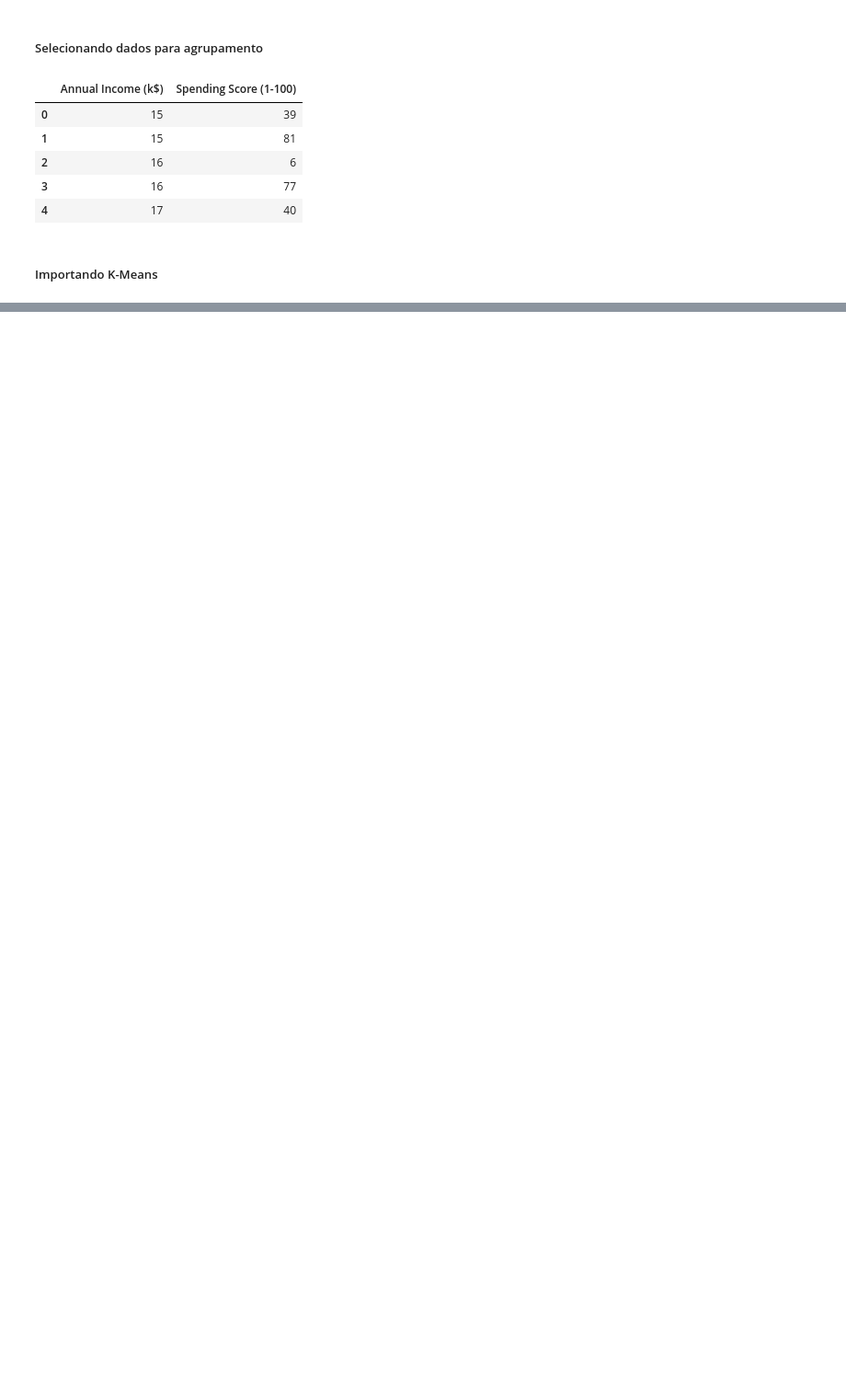
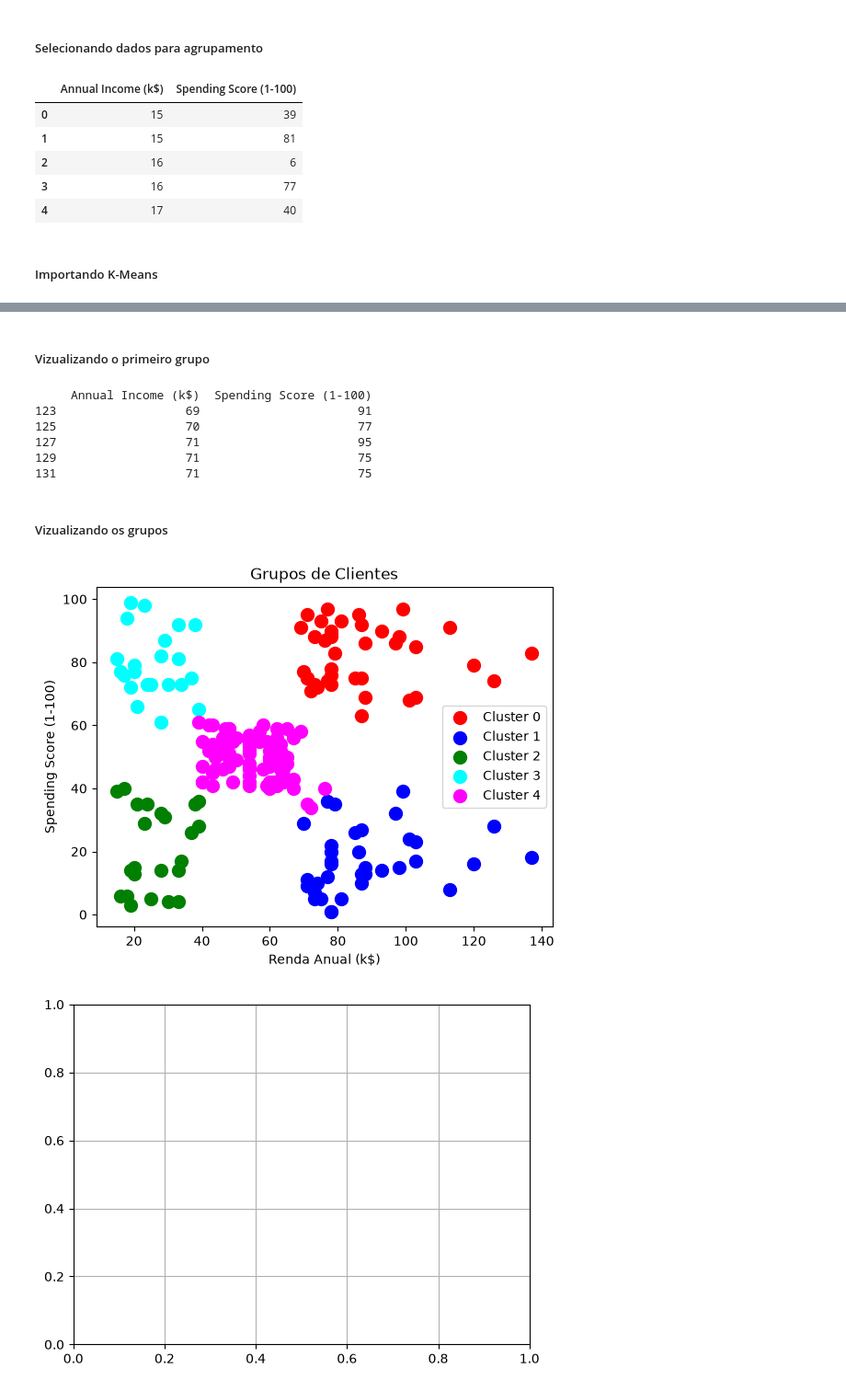
Before and after one commit to engcriscunha/Curso-Machine-Learning-DELL, a Jupyter notebook: k_means.ipynb, the cells around one changed output, grey strips where cells are left out. Shown at 92% size. Drawn from its saved outputs; the diff is of its cells as text; code cells hidden in the pictures; blank space fills up the shorter version.

Commit message:
feat: clusterização k = 5

```diff
--- a/k_means.ipynb
+++ b/k_means.ipynb
@@ -75,0 +78,4 @@ from sklearn.cluster import KMeans
+# %%
+modelo_kmeans = KMeans(n_clusters=5, init='k-means++')
+# %%
+y_kmeans = modelo_kmeans.fit_predict(x)
@@ -75,0 +91,30 @@ from sklearn.cluster import KMeans
+# %% [markdown]
+##### Vizualizando o primeiro grupo
+# %%
+print(x[y_kmeans == 0].head())
+# %% [output]
+     Annual Income (k$)  Spending Score (1-100)
+123                  69                      91
+125                  70                      77
+127                  71                      95
+129                  71                      75
+131                  71                      75
+# %% [markdown]
+##### Vizualizando os grupos
+# %%
+k_grupos = 5
+cores = ['red', 'blue', 'green', 'cyan', 'magenta']
+for k in range(k_grupos):
+    cluster = x[y_kmeans == k]
+    plt.scatter(cluster['Annual Income (k$)'], cluster['Spending Score (1-100)'], s=100, c=cores[k], label=f'Cluster {k}')
+
+
+plt.title('Grupos de Clientes')
+plt.xlabel('Renda Anual (k$)')
+plt.ylabel('Spending Score (1-100)')
+plt.legend()
+plt.show()
+plt.grid()
+# %% [output]
+[figure, added]
+[figure, added]
```
Also changed, not shown: parts of 2 cells of this notebook.
